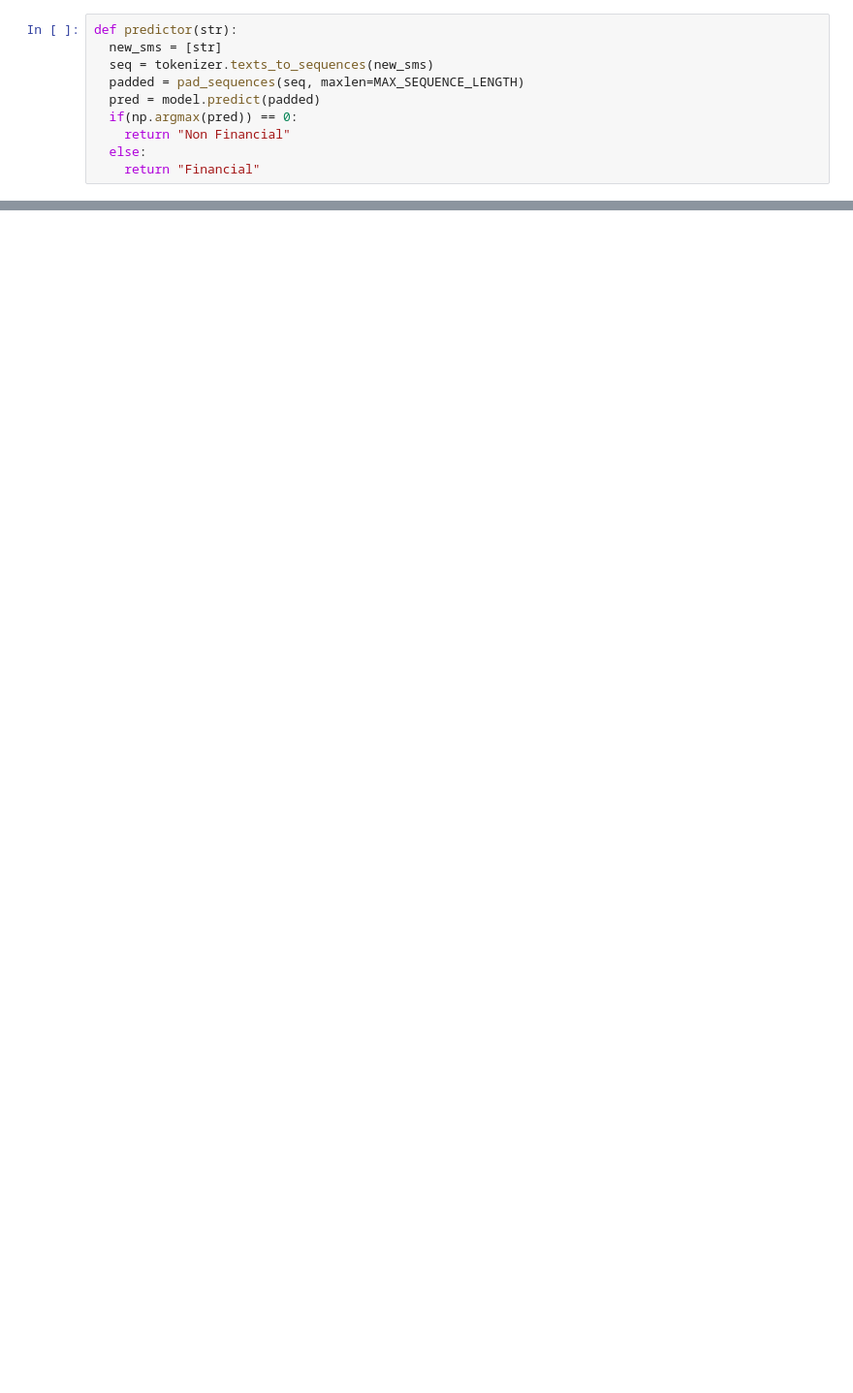
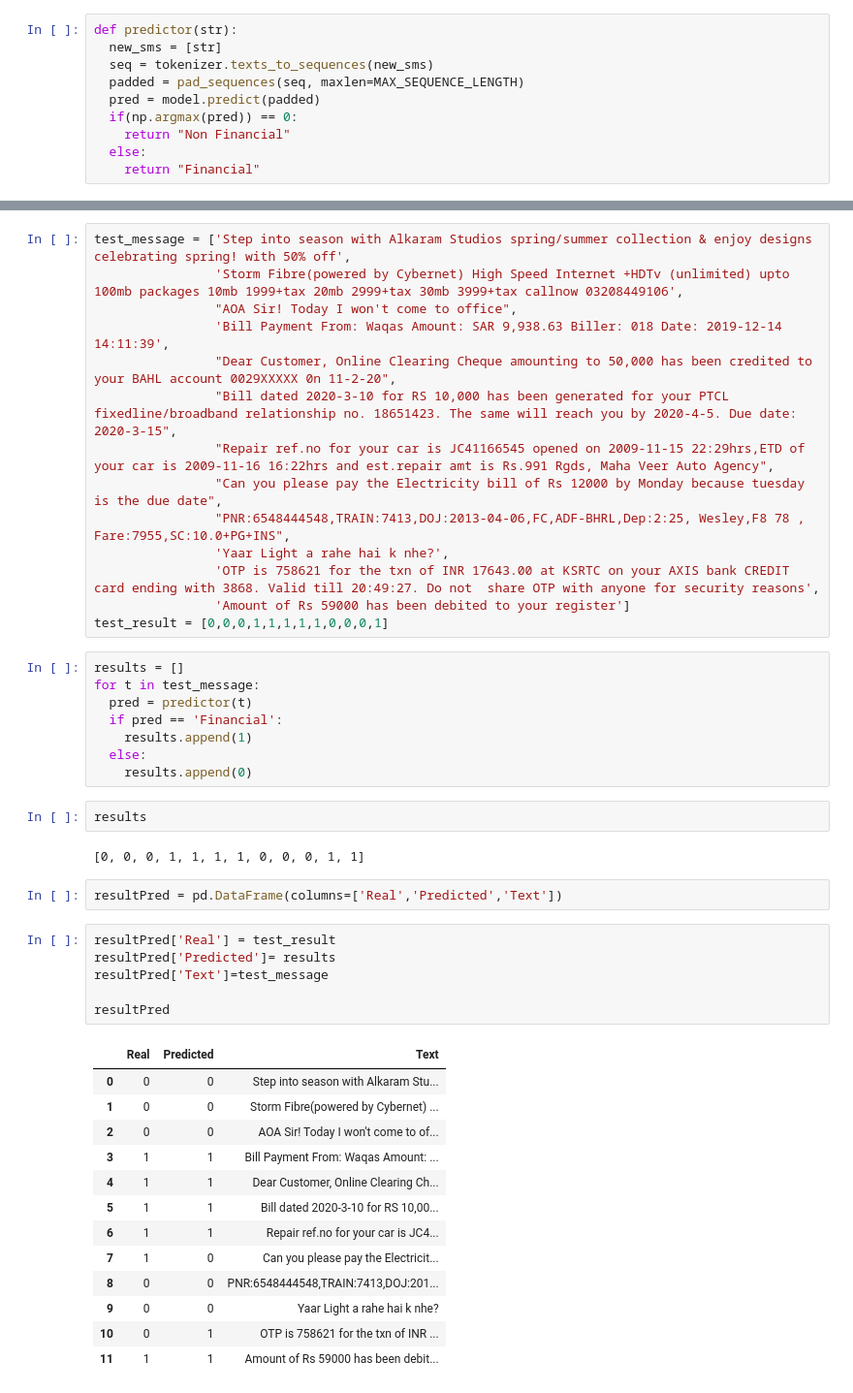
Before and after one commit to TaymoorAk/SMS-Classification, a Jupyter notebook: FinancialOrNot.ipynb, the cells around one changed output, grey strips where cells are left out. Shown: that part at 97% size. Drawn from its saved outputs; the diff is of its cells as text; blank space fills up the shorter version.

```diff
--- a/FinancialOrNot.ipynb
+++ b/FinancialOrNot.ipynb
@@ -276,0 +292,48 @@ predictor('Repair ref.no for your car is JC41166545 opened on 2009-11-15 22:29hr
+# %%
+test_message = ['Step into season with Alkaram Studios spring/summer collection & enjoy designs celebrating spring! with 50% off',
+                'Storm Fibre(powered by Cybernet) High Speed Internet +HDTv (unlimited) upto 100mb packages 10mb 1999+tax 20mb 2999+tax 30mb 3999+tax callnow 03208449106',
+                "AOA Sir! Today I won't come to office",
+                'Bill Payment From: Waqas Amount: SAR 9,938.63 Biller: 018 Date: 2019-12-14 14:11:39',
+                "Dear Customer, Online Clearing Cheque amounting to 50,000 has been credited to your BAHL account 0029XXXXX 0n 11-2-20",
+                "Bill dated 2020-3-10 for RS 10,000 has been generated for your PTCL fixedline/broadband relationship no. 18651423. The same will reach you by 2020-4-5. Due date: 2020-3-15",
+                "Repair ref.no for your car is JC41166545 opened on 2009-11-15 22:29hrs,ETD of your car is 2009-11-16 16:22hrs and est.repair amt is Rs.991 Rgds, Maha Veer Auto Agency",
+                "Can you please pay the Electricity bill of Rs 12000 by Monday because tuesday is the due date",
+                "PNR:6548444548,TRAIN:7413,DOJ:2013-04-06,FC,ADF-BHRL,Dep:2:25, Wesley,F8 78 , Fare:7955,SC:10.0+PG+INS",
+                'Yaar Light a rahe hai k nhe?',
+                'OTP is 758621 for the txn of INR 17643.00 at KSRTC on your AXIS bank CREDIT card ending with 3868. Valid till 20:49:27. Do not  share OTP with anyone for security reasons',
+                'Amount of Rs 59000 has been debited to your register']
+test_result = [0,0,0,1,1,1,1,1,0,0,0,1]
+# %%
+results = []
+for t in test_message:
+  pred = predictor(t)
+  if pred == 'Financial':
+    results.append(1)
+  else:
+    results.append(0)
+# %%
+results
+# %% [output]
+[0, 0, 0, 1, 1, 1, 1, 0, 0, 0, 1, 1]
+# %%
+resultPred = pd.DataFrame(columns=['Real','Predicted','Text'])
+# %%
+resultPred['Real'] = test_result
+resultPred['Predicted']= results
+resultPred['Text']=test_message
+
+resultPred
+# %% [output]
+|  | Real | Predicted | Text |
+| 0 | 0 | 0 | Step into season with Alkaram Stu... |
+| 1 | 0 | 0 | Storm Fibre(powered by Cybernet) ... |
+| 2 | 0 | 0 | AOA Sir! Today I won't come to of... |
+| 3 | 1 | 1 | Bill Payment From: Waqas Amount: ... |
+| 4 | 1 | 1 | Dear Customer, Online Clearing Ch... |
+| 5 | 1 | 1 | Bill dated 2020-3-10 for RS 10,00... |
+| 6 | 1 | 1 | Repair ref.no for your car is JC4... |
+| 7 | 1 | 0 | Can you please pay the Electricit... |
+| 8 | 0 | 0 | PNR:6548444548,TRAIN:7413,DOJ:201... |
+| 9 | 0 | 0 | Yaar Light a rahe hai k nhe? |
+| 10 | 0 | 1 | OTP is 758621 for the txn of INR ... |
+| 11 | 1 | 1 | Amount of Rs 59000 has been debit... |
```
Also changed, not shown: parts of 27 cells of this notebook.
